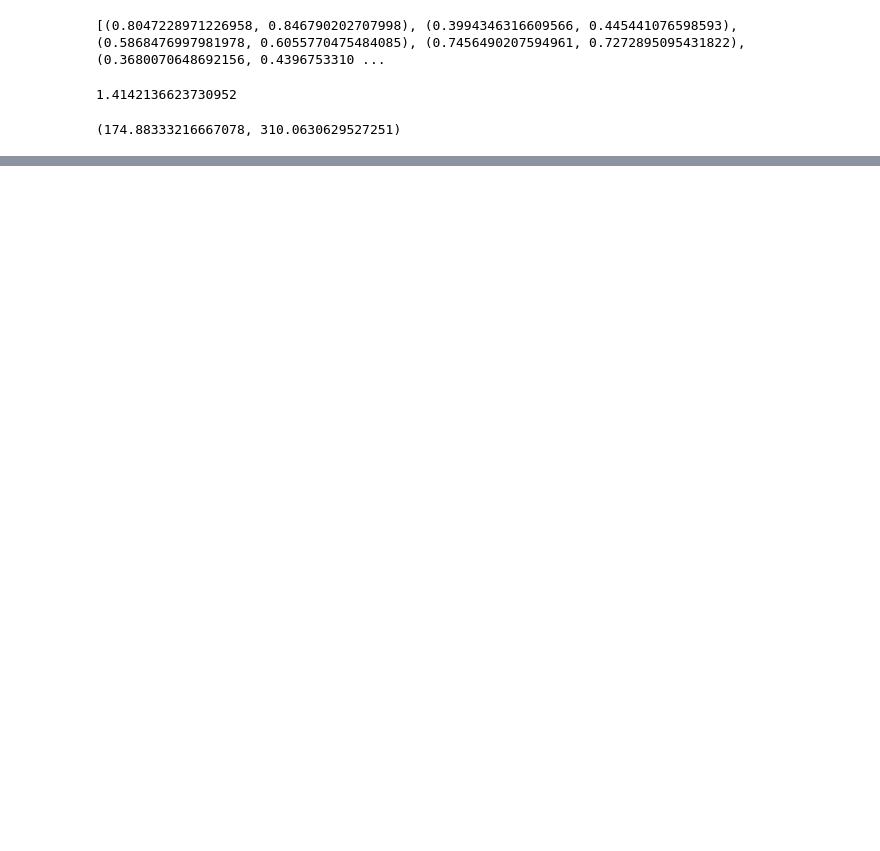
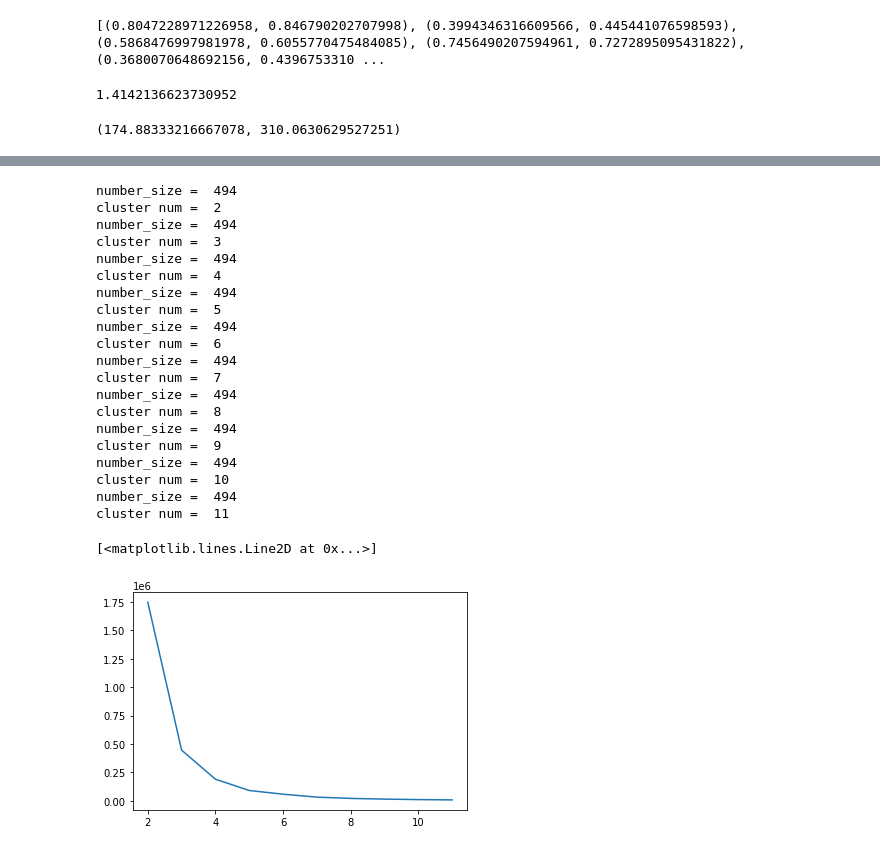
Before and after one commit to hoseinlook/fuzzi-C-means, a Jupyter notebook: notebooks/c-means.ipynb, the cells around one changed output, grey strips where cells are left out. Saved outputs shown, nothing was run; the diff lists cells and outputs as text; code cells hidden in the pictures; blank space fills up the shorter version.

```diff
--- a/notebooks/c-means.ipynb
+++ b/notebooks/c-means.ipynb
@@ -132,0 +148,31 @@ cost 16152171.285118032
+# %%
+cost_list=[]
+cluster_num_list=[]
+for i in range(2,12):
+    V, U, cost = model(X, i, 4, 100)
+    cost_list.append(cost)
+    cluster_num_list.append(i)
+plt.plot(cluster_num_list,cost_list)
+# %% [output]
+number_size =  494
+cluster num =  2
+number_size =  494
+cluster num =  3
+number_size =  494
+cluster num =  4
+number_size =  494
+cluster num =  5
+number_size =  494
+cluster num =  6
+number_size =  494
+cluster num =  7
+number_size =  494
+cluster num =  8
+number_size =  494
+cluster num =  9
+number_size =  494
+cluster num =  10
+number_size =  494
+cluster num =  11
+[<matplotlib.lines.Line2D at 0x...>]
+[figure, added]
```
Also changed, not shown: parts of 24 cells of this notebook.
